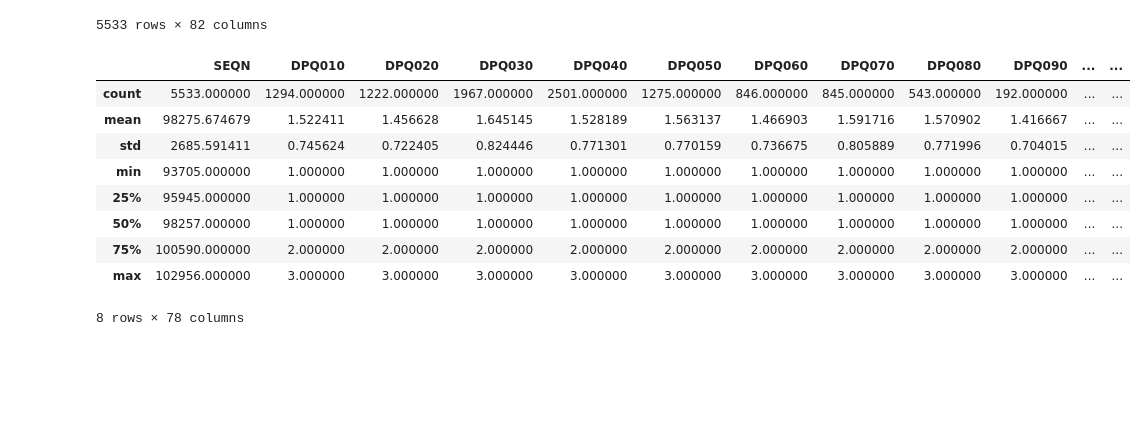
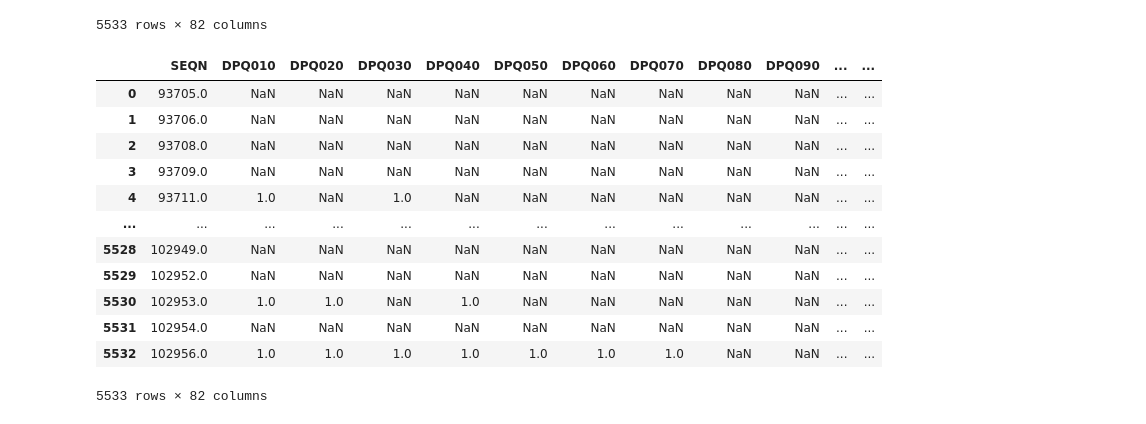
Before and after one commit to aidenjbrown/Intermediate_Data_Science_CS_28, a Jupyter notebook: scripts/EDA.ipynb, the cells around one changed output. Drawn from its saved outputs; the diff is of its cells as text; code cells hidden in the pictures; blank space fills up the shorter version.

```diff
--- a/scripts/EDA.ipynb
+++ b/scripts/EDA.ipynb
@@ -93,24 +93,27 @@ df
 # %%
 import numpy as np
 
 # After we created the depression sscore, we need to reformat the data so that it is no longer in scientific notation (a quirk of the original .xpt file)
 
 # Operating only on only the numerical columns to clean the data
 num_cols = df.select_dtypes(include = [np.number]).columns
 df[num_cols] = df[num_cols].mask(df[num_cols].abs() < 1e-10)
 
 # Some of the data were in byte format so, I used the decode comment if it was
 df = df.map(lambda x: x.decode() if isinstance(x, bytes) else x)
-
 df.describe()
+df
 # %% [output]
 |  | SEQN | DPQ010 | DPQ020 | DPQ030 | DPQ040 | DPQ050 | DPQ060 | DPQ070 | DPQ080 | DPQ090 | ... | ... |
-| count | 5533.000000 | 1294.000000 | 1222.000000 | 1967.000000 | 2501.000000 | 1275.000000 | 846.000000 | 845.000000 | 543.000000 | 192.000000 | ... | ... |
-| mean | 98275.674679 | 1.522411 | 1.456628 | 1.645145 | 1.528189 | 1.563137 | 1.466903 | 1.591716 | 1.570902 | 1.416667 | ... | ... |
-| std | 2685.591411 | 0.745624 | 0.722405 | 0.824446 | 0.771301 | 0.770159 | 0.736675 | 0.805889 | 0.771996 | 0.704015 | ... | ... |
-| min | 93705.000000 | 1.000000 | 1.000000 | 1.000000 | 1.000000 | 1.000000 | 1.000000 | 1.000000 | 1.000000 | 1.000000 | ... | ... |
-| 25% | 95945.000000 | 1.000000 | 1.000000 | 1.000000 | 1.000000 | 1.000000 | 1.000000 | 1.000000 | 1.000000 | 1.000000 | ... | ... |
-| 50% | 98257.000000 | 1.000000 | 1.000000 | 1.000000 | 1.000000 | 1.000000 | 1.000000 | 1.000000 | 1.000000 | 1.000000 | ... | ... |
-| 75% | 100590.000000 | 2.000000 | 2.000000 | 2.000000 | 2.000000 | 2.000000 | 2.000000 | 2.000000 | 2.000000 | 2.000000 | ... | ... |
-| max | 102956.000000 | 3.000000 | 3.000000 | 3.000000 | 3.000000 | 3.000000 | 3.000000 | 3.000000 | 3.000000 | 3.000000 | ... | ... |
+| 0 | 93705.0 | NaN | NaN | NaN | NaN | NaN | NaN | NaN | NaN | NaN | ... | ... |
+| 1 | 93706.0 | NaN | NaN | NaN | NaN | NaN | NaN | NaN | NaN | NaN | ... | ... |
+| 2 | 93708.0 | NaN | NaN | NaN | NaN | NaN | NaN | NaN | NaN | NaN | ... | ... |
+| 3 | 93709.0 | NaN | NaN | NaN | NaN | NaN | NaN | NaN | NaN | NaN | ... | ... |
+| 4 | 93711.0 | 1.0 | NaN | 1.0 | NaN | NaN | NaN | NaN | NaN | NaN | ... | ... |
+| ... | ... | ... | ... | ... | ... | ... | ... | ... | ... | ... | ... | ... |
+| 5528 | 102949.0 | NaN | NaN | NaN | NaN | NaN | NaN | NaN | NaN | NaN | ... | ... |
+| 5529 | 102952.0 | NaN | NaN | NaN | NaN | NaN | NaN | NaN | NaN | NaN | ... | ... |
+| 5530 | 102953.0 | 1.0 | 1.0 | NaN | 1.0 | NaN | NaN | NaN | NaN | NaN | ... | ... |
+| 5531 | 102954.0 | NaN | NaN | NaN | NaN | NaN | NaN | NaN | NaN | NaN | ... | ... |
+| 5532 | 102956.0 | 1.0 | 1.0 | 1.0 | 1.0 | 1.0 | 1.0 | 1.0 | NaN | NaN | ... | ... |
-8 rows × 78 columns
+5533 rows × 82 columns
```
Also changed, not shown: parts of 3 cells of this notebook.
